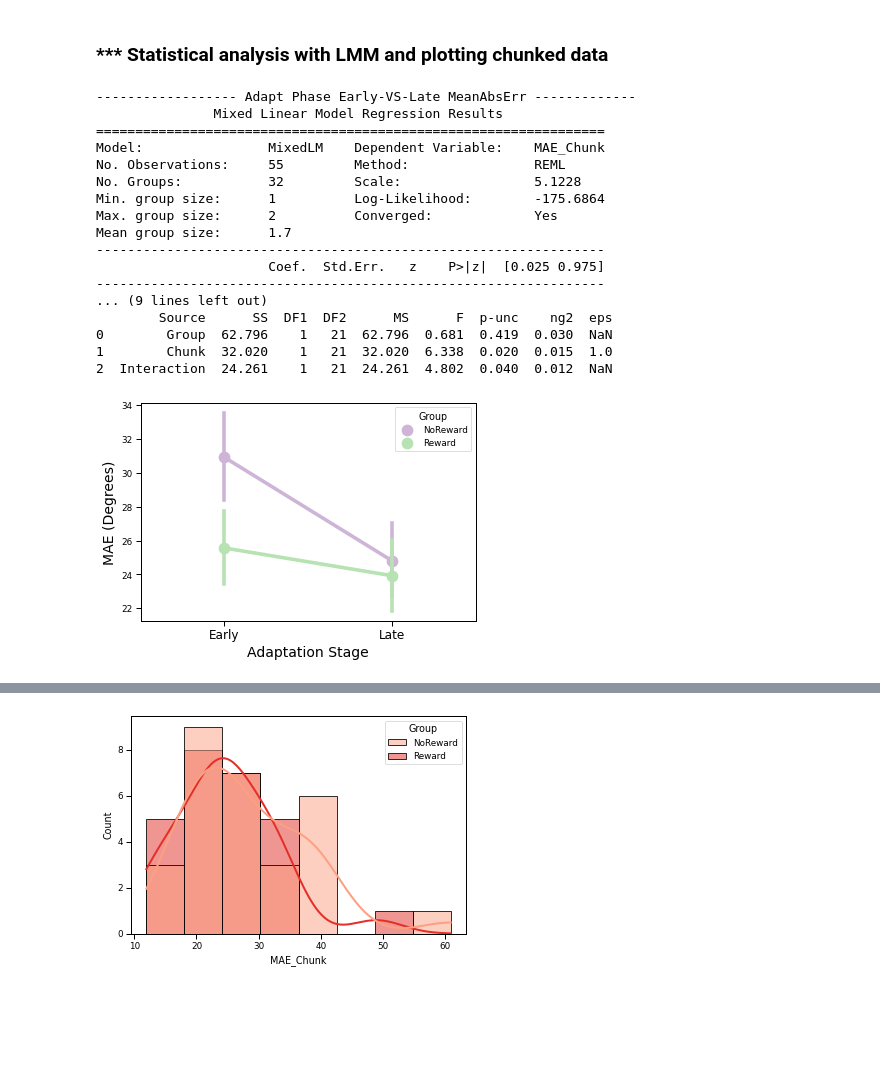
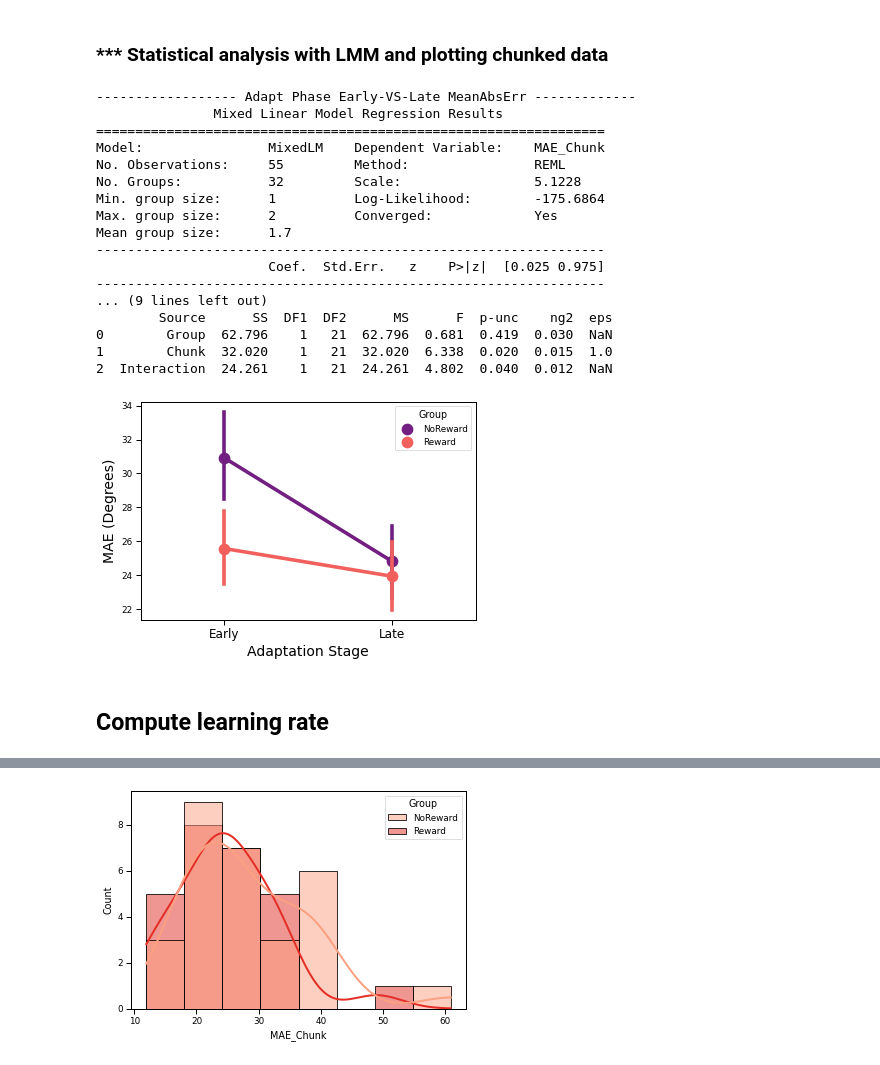
Before and after one commit to DiarKarim/SubEscape, a Jupyter notebook: SubEscape_Data_Analysis/SubEsc_Analysis.ipynb, the cells around one changed output, grey strips where cells are left out. Drawn from its saved outputs; the diff is of its cells as text; code cells hidden in the pictures; blank space fills up the shorter version.

```diff
--- a/SubEscape_Data_Analysis/SubEsc_Analysis.ipynb
+++ b/SubEscape_Data_Analysis/SubEsc_Analysis.ipynb
@@ -624,7 +624,7 @@ for ptx in ptxes:
 
 
 plt.figure()
-sns.pointplot(x='Chunk', y='MAE_Chunk', hue='Group', data=df_chunks, ci=68, palette='PRGn')
+sns.pointplot(x='Chunk', y='MAE_Chunk', hue='Group', data=df_chunks, ci=68, palette='magma')
 plt.xlabel('Adaptation Stage',fontsize=14)
 plt.ylabel('MAE (Degrees)',fontsize=14)
 plt.xticks([0,1],['Early','Late'],fontsize=12)
@@ -633,32 +633,35 @@ plt.savefig(path2Figures + 'MAE_Adapt_Early_vs_Late_' + str(time.time())[-1-3:-1
 plt.savefig(path2Figures + 'MAE_Adapt_Early_vs_Late_' + str(time.time())[-1-3:-1] + '_.png',dpi=600, bbox_inches='tight')
 
 # Cleanup data from NaNs and infs
 df_cln = df_chunks[:]
 df_cln = df_cln[~df_cln.isin([np.nan, np.inf, -np.inf]).any(1)]
 
-md = smf.mixedlm("MAE_Chunk ~ (Chunk + Group + Chunk*Group)", df_cln, groups=df_cln["PtxID"])
+# md = smf.mixedlm("MAE_Chunk ~ (Chunk + Group + Chunk*Group)", df_cln, groups=df_cln["PtxID"])
+md = smf.mixedlm("MAE_Chunk ~ Chunk + Group + (Chunk*Group)", df_cln, groups=df_cln["PtxID"])
 mdf = md.fit()
 print('\n\n\n------------------ Adapt Phase Early-VS-Late MeanAbsErr -------------\n', mdf.summary(), '\n \n')
 
 
 print(df_chunks.mixed_anova(dv='MAE_Chunk', between='Group', within='Chunk',
                subject='PtxID', effsize="ng2").round(3))
 # %% [output]
 ------------------ Adapt Phase Early-VS-Late MeanAbsErr -------------
                Mixed Linear Model Regression Results
 =================================================================
 Model:                MixedLM    Dependent Variable:    MAE_Chunk
 No. Observations:     55         Method:                REML
 No. Groups:           32         Scale:                 5.1228
 Min. group size:      1          Log-Likelihood:        -175.6864
 Max. group size:      2          Converged:             Yes
 Mean group size:      1.7
 -----------------------------------------------------------------
                       Coef.  Std.Err.   z    P>|z|  [0.025 0.975]
 -----------------------------------------------------------------
 ... (9 lines left out)
         Source      SS  DF1  DF2      MS      F  p-unc    ng2  eps
 0        Group  62.796    1   21  62.796  0.681  0.419  0.030  NaN
 1        Chunk  32.020    1   21  32.020  6.338  0.020  0.015  1.0
 2  Interaction  24.261    1   21  24.261  4.802  0.040  0.012  NaN
-[figure, old version]
+[figure, new version]
+# %% [markdown]
+## Compute learning rate
```
Also changed, not shown: parts of 10 cells of this notebook, 35 other files.
